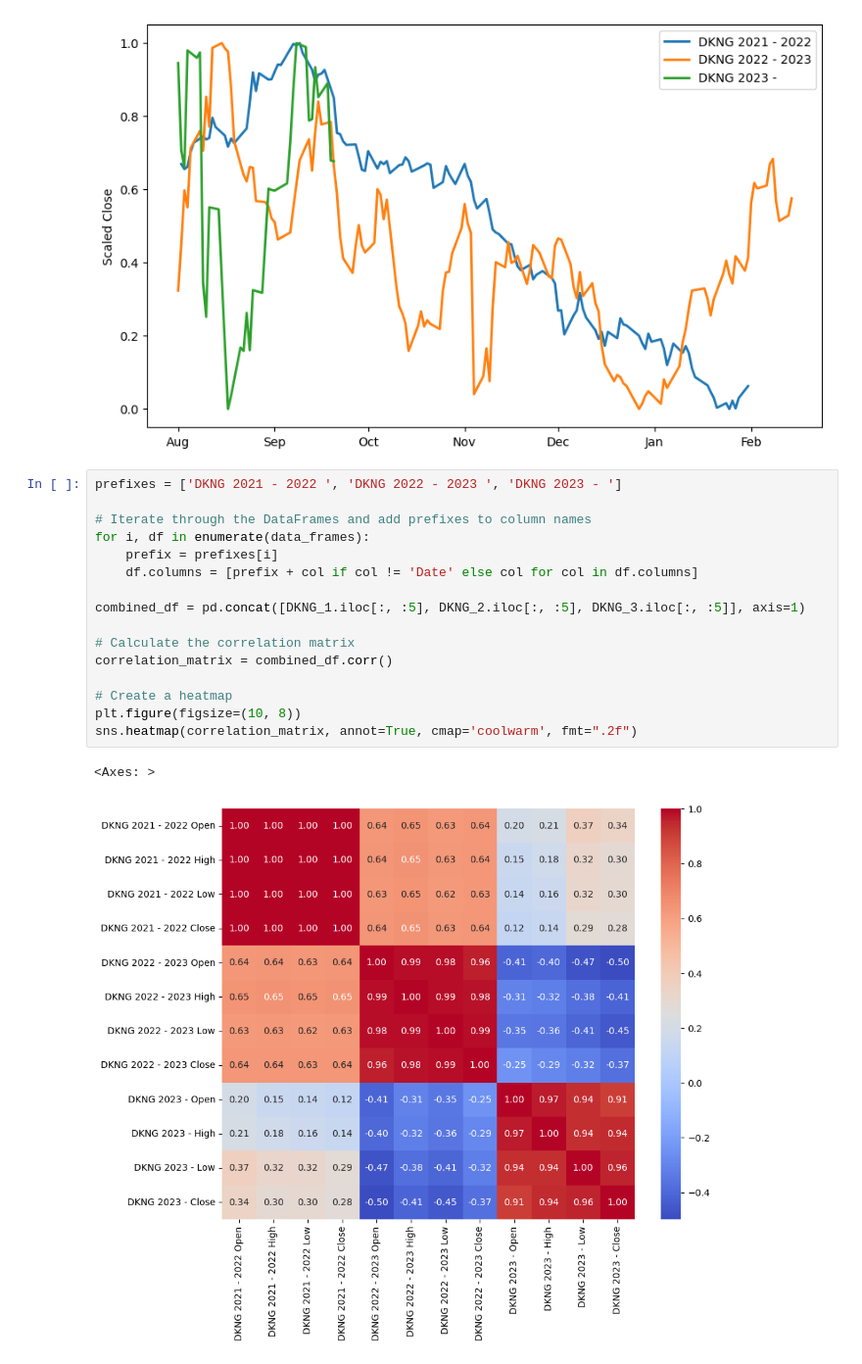
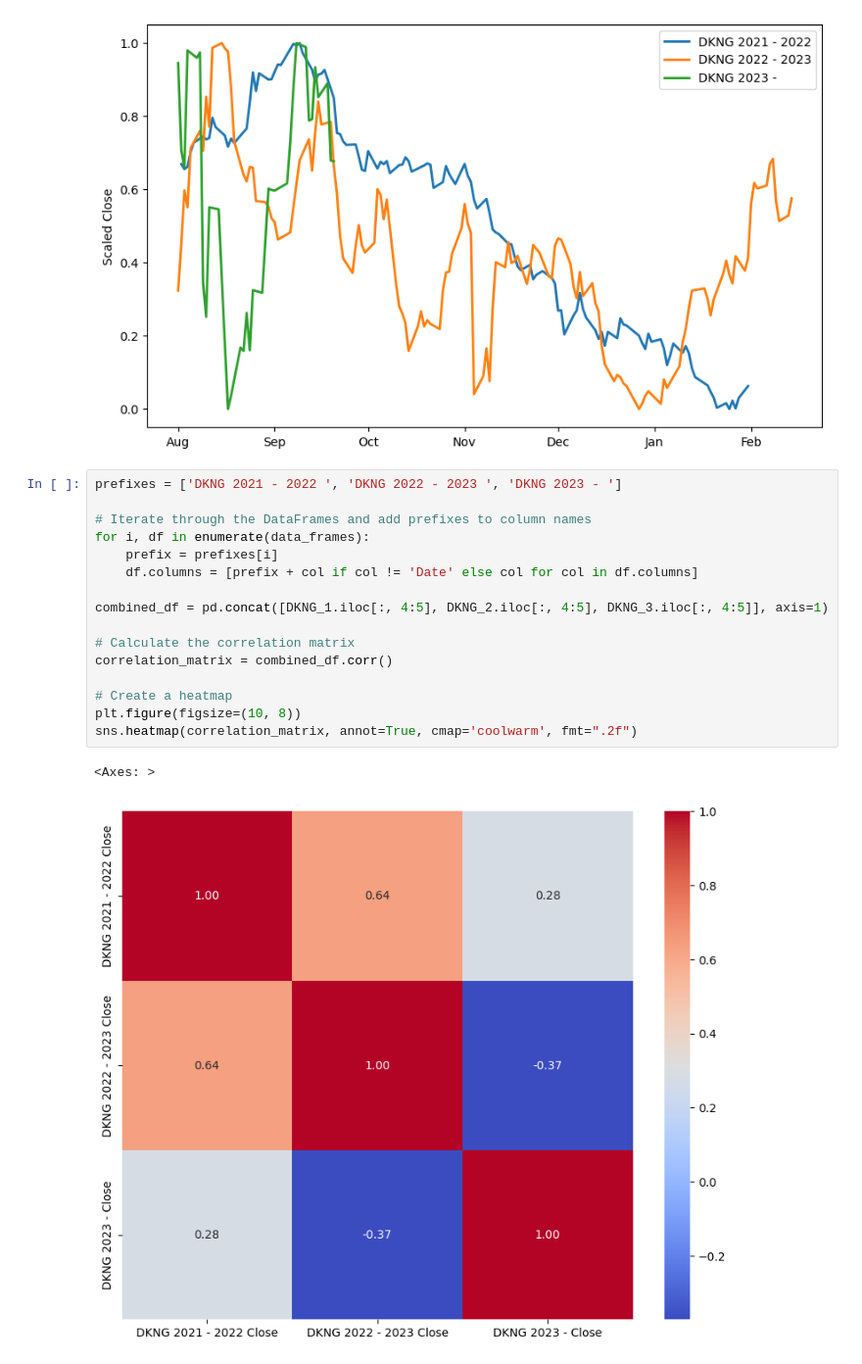
Before and after one commit to jpclarke1/Stocks, a Jupyter notebook: DKNG Analysis.ipynb, the cells around one changed output. Shown at 98% size. Saved outputs shown, nothing was run; the diff lists cells and outputs as text.

```diff
--- a/DKNG Analysis.ipynb
+++ b/DKNG Analysis.ipynb
@@ -54,19 +54,19 @@ Text(0, 0.5, 'Scaled Close')
 # %%
 prefixes = ['DKNG 2021 - 2022 ', 'DKNG 2022 - 2023 ', 'DKNG 2023 - ']
 
 # Iterate through the DataFrames and add prefixes to column names
 for i, df in enumerate(data_frames):
     prefix = prefixes[i]
     df.columns = [prefix + col if col != 'Date' else col for col in df.columns]
 
-combined_df = pd.concat([DKNG_1.iloc[:, :5], DKNG_2.iloc[:, :5], DKNG_3.iloc[:, :5]], axis=1)
+combined_df = pd.concat([DKNG_1.iloc[:, 4:5], DKNG_2.iloc[:, 4:5], DKNG_3.iloc[:, 4:5]], axis=1)
 
 # Calculate the correlation matrix
 correlation_matrix = combined_df.corr()
 
 # Create a heatmap
 plt.figure(figsize=(10, 8))
 sns.heatmap(correlation_matrix, annot=True, cmap='coolwarm', fmt=".2f")
 # %% [output]
 <Axes: >
-[figure, old version]
+[figure, new version]
```
